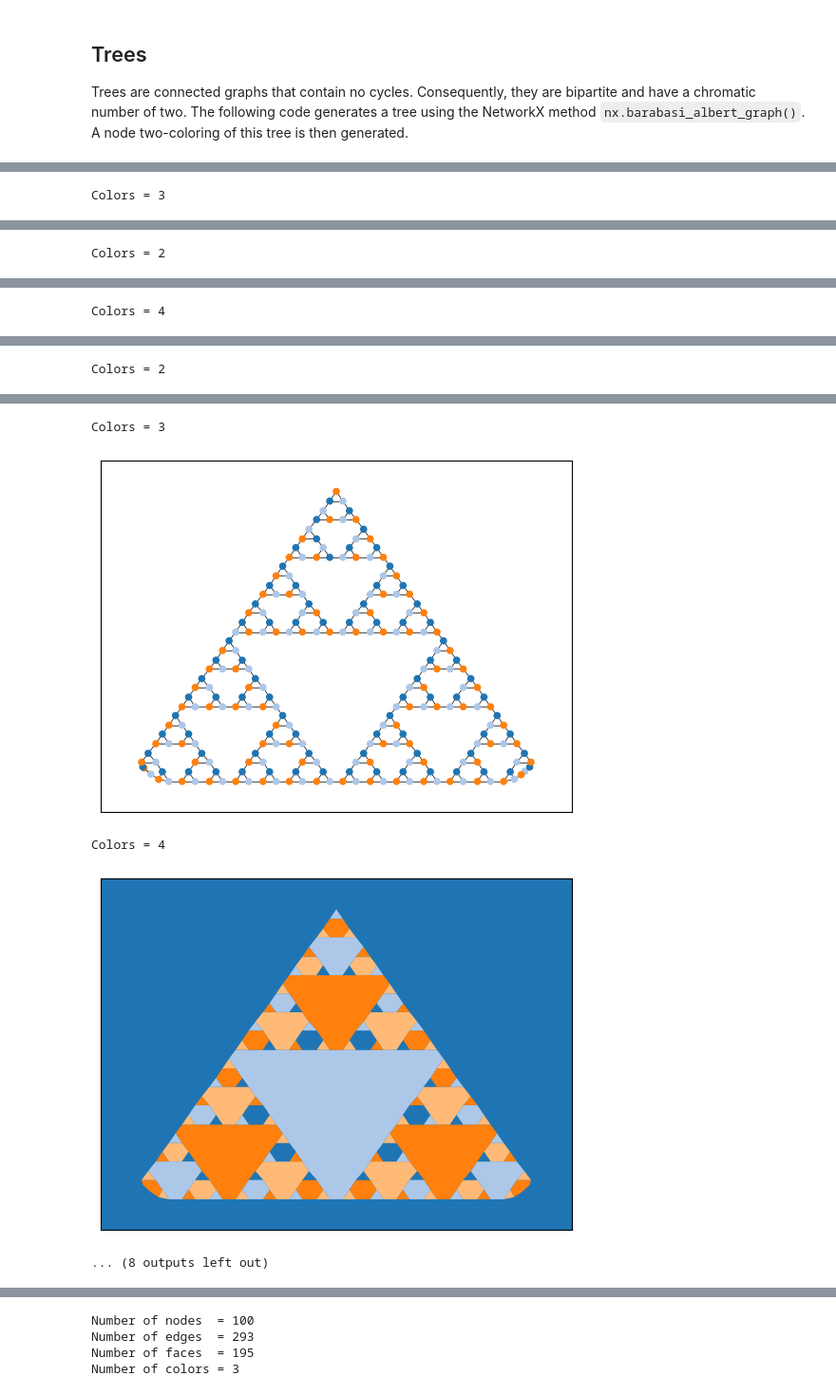
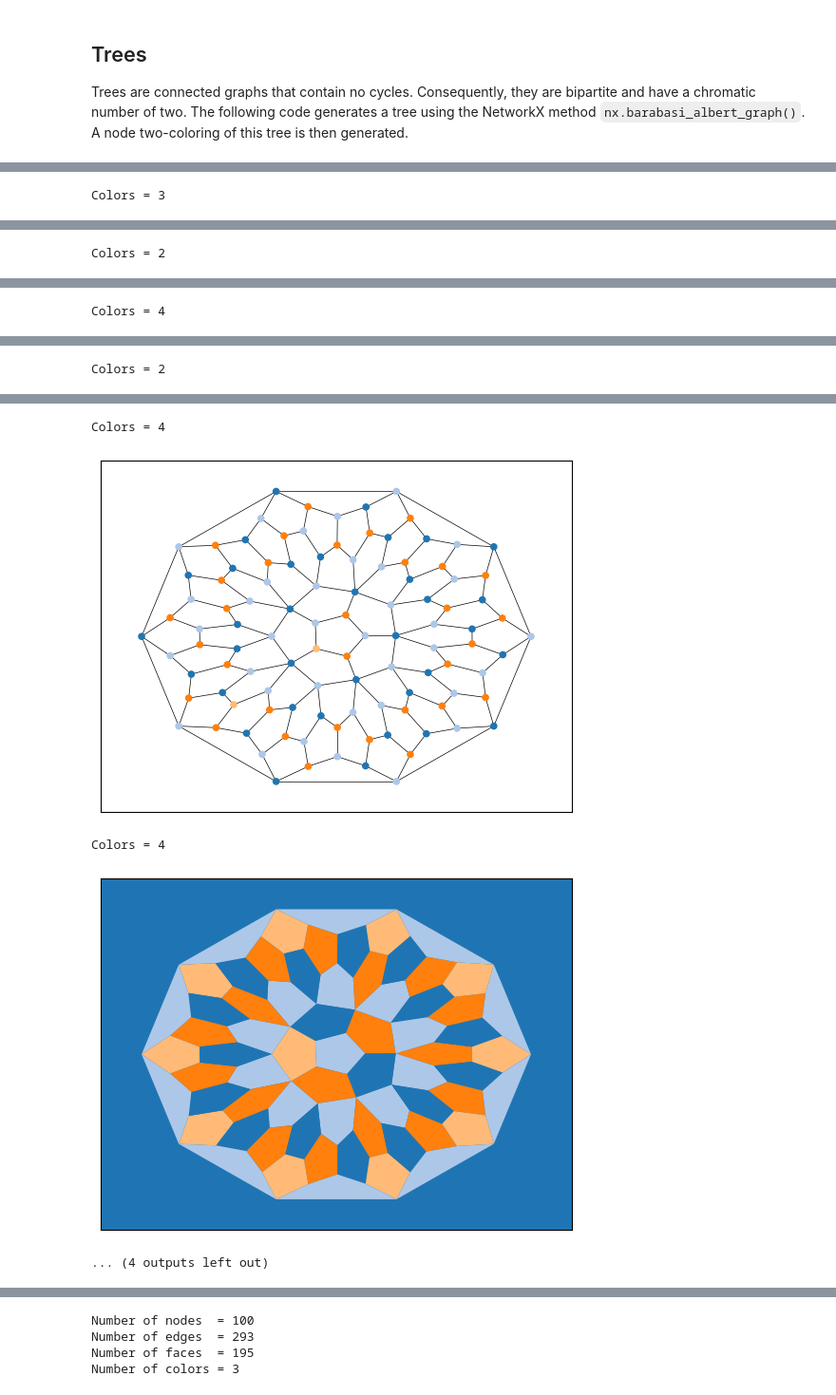
Before and after one commit to Rhyd-Lewis/GCol, a Jupyter notebook: docs/gallery/Gallery.ipynb, the cells around one changed output, grey strips where cells are left out. Shown at 95% size. Drawn from its saved outputs; the diff is of its cells as text; code cells hidden in the pictures.

```diff
--- a/docs/gallery/Gallery.ipynb
+++ b/docs/gallery/Gallery.ipynb
@@ -115,51 +123,52 @@ def graphFromFile(filename):
             G.add_node(i, pos=(float(L[0]),float(L[1])))
             for j in range(2, len(L)):
                 G.add_edge(i, int(L[j]))
     return G
 
 files = ['HoG-51392.txt',
          'HoG-1317.txt',
-         'HoG-35481.txt',
          'HoG-1347.txt',
          'HoG-1122.txt']
 
 for file in files:
     G = graphFromFile(file)
     pos = nx.get_node_attributes(G, "pos")
-
     c = gcol.node_coloring(G)
     print("Colors =", max(c.values()) + 1)
-    nx.draw_networkx(G,
-                     pos=pos,
-                     node_color=gcol.get_node_colors(G, c),
-                     with_labels=False,
-                     width=0.5,
-                     node_size=20)
+    nx.draw_networkx(
+        G,
+        pos=pos,
+        node_color=gcol.get_node_colors(G, c),
+        with_labels=False,
+        width=0.5,
+        node_size=20
+    )
     plt.show()
-
     c = gcol.face_coloring(G, pos)
     print("Colors =", max(c.values()) + 1)
     gcol.draw_face_coloring(c, pos, external=True)
-    nx.draw_networkx(G,
-                     pos=pos,
-                     node_color='k',
-                     node_size=0,
-                     width=0,
-                     with_labels=False)
+    nx.draw_networkx(
+        G,
+        pos=pos,
+        node_color='k',
+        node_size=0,
+        width=0,
+        with_labels=False
+    )
     plt.show()
 # %% [output]
 Colors = 3
 [figure]
 Colors = 2
 [figure]
 Colors = 4
 [figure]
 Colors = 2
 [figure]
-Colors = 3
+Colors = 4
-[figure, old version]
+[figure, new version]
 Colors = 4
-[figure, old version]
+[figure, new version]
-... (8 outputs left out)
+... (4 outputs left out)
 # %% [markdown]
 The following code contains a function for randomly generating a planar graph. Specifically, it randomly places $n$
```
Also changed, not shown: parts of 18 cells of this notebook, 24 other files.
